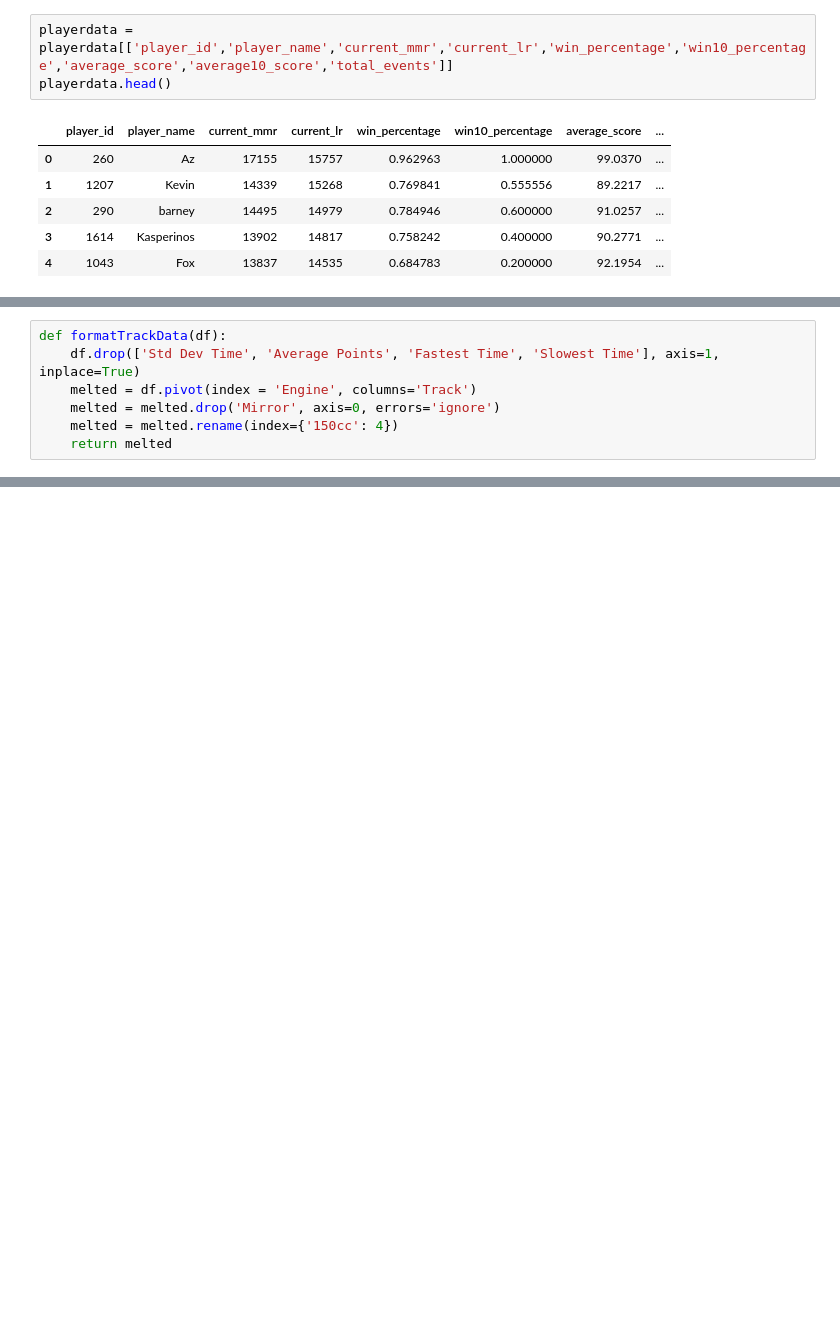
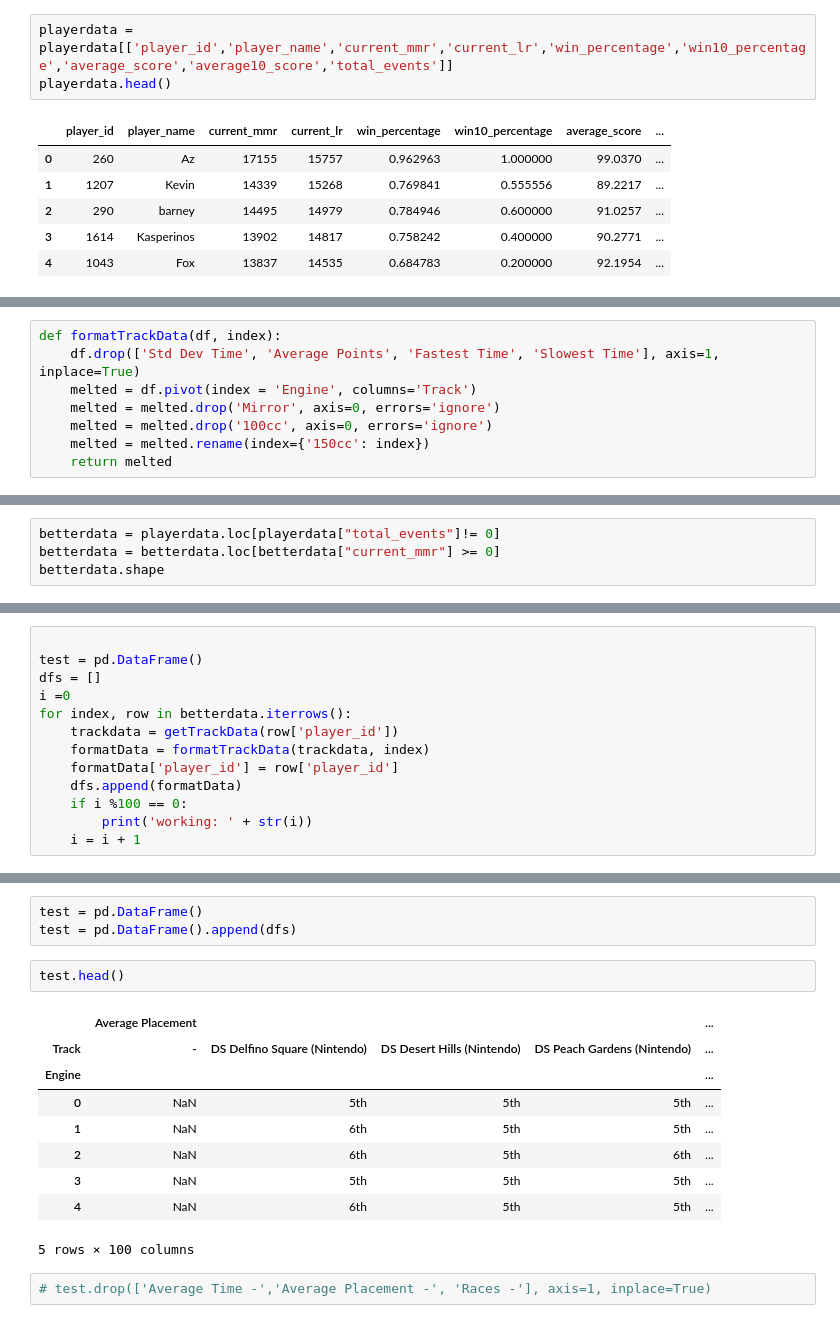
Before and after one commit to fordjackson26/CS5394Project3, a Jupyter notebook: webscrape.ipynb, the cells around one changed output, grey strips where cells are left out. Cells and saved outputs as stored; diff of their text form; blank space fills up the shorter version.

```diff
--- a/webscrape.ipynb
+++ b/webscrape.ipynb
@@ -162,9 +72,10 @@ def getTrackData(player_id):
     dfs = pd.read_html(str(playertables))[3]
     return dfs
 # %%
-def formatTrackData(df):
+def formatTrackData(df, index):
     df.drop(['Std Dev Time', 'Average Points', 'Fastest Time', 'Slowest Time'], axis=1, inplace=True)
     melted = df.pivot(index = 'Engine', columns='Track')
     melted = melted.drop('Mirror', axis=0, errors='ignore')
-    melted = melted.rename(index={'150cc': 4})
+    melted = melted.drop('100cc', axis=0, errors='ignore')
+    melted = melted.rename(index={'150cc': index})
     return melted
@@ -181,0 +82,4 @@ https://mkwlounge.gg/ladder/player.php?player_id=1043&ladder_id=3
+# %%
+betterdata = playerdata.loc[playerdata["total_events"]!= 0]
+betterdata = betterdata.loc[betterdata["current_mmr"] >= 0]
+betterdata.shape
@@ -181,0 +88,13 @@ https://mkwlounge.gg/ladder/player.php?player_id=1043&ladder_id=3
+# %%
+
+test = pd.DataFrame()
+dfs = []
+i =0
+for index, row in betterdata.iterrows():
+    trackdata = getTrackData(row['player_id'])
+    formatData = formatTrackData(trackdata, index)
+    formatData['player_id'] = row['player_id']
+    dfs.append(formatData)
+    if i %100 == 0:
+        print('working: ' + str(i))
+    i = i + 1
@@ -182 +115,18 @@ https://mkwlounge.gg/ladder/player.php?player_id=1043&ladder_id=3
+# %%
+test = pd.DataFrame()
+test = pd.DataFrame().append(dfs)
+# %%
+test.head()
+# %% [output]
+|  | Average Placement |  |  |  | ... |
+| Track | - | DS Delfino Square (Nintendo) | DS Desert Hills (Nintendo) | DS Peach Gardens (Nintendo) | ... |
+| Engine |  |  |  |  | ... |
+| 0 | NaN | 5th | 5th | 5th | ... |
+| 1 | NaN | 6th | 5th | 5th | ... |
+| 2 | NaN | 6th | 5th | 6th | ... |
+| 3 | NaN | 5th | 5th | 5th | ... |
+| 4 | NaN | 6th | 5th | 5th | ... |
+5 rows × 100 columns
+# %%
+# test.drop(['Average Time -','Average Placement -', 'Races -'], axis=1, inplace=True)
 # %%
```
Also changed, not shown: parts of 34 cells of this notebook, 1 other file.
